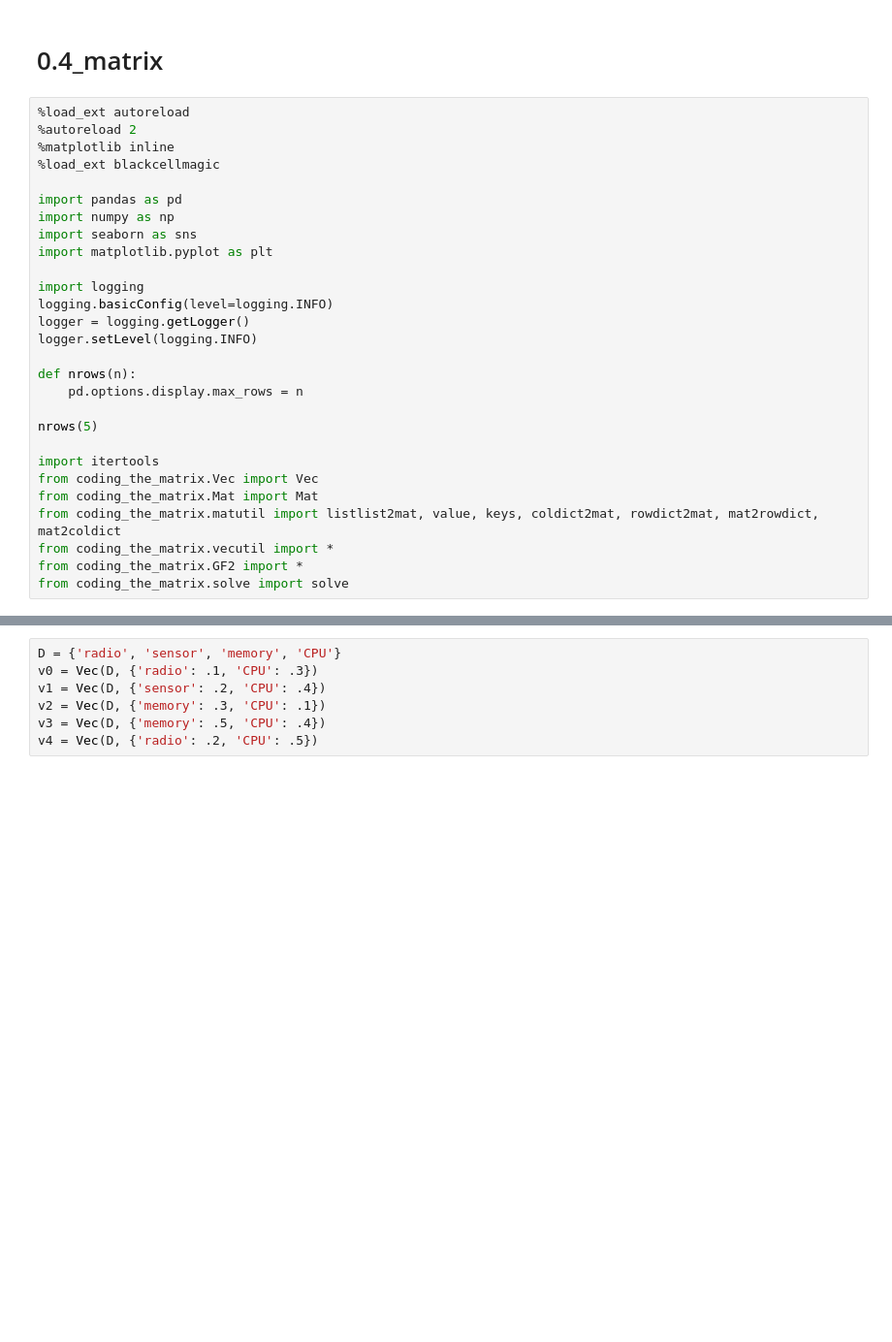
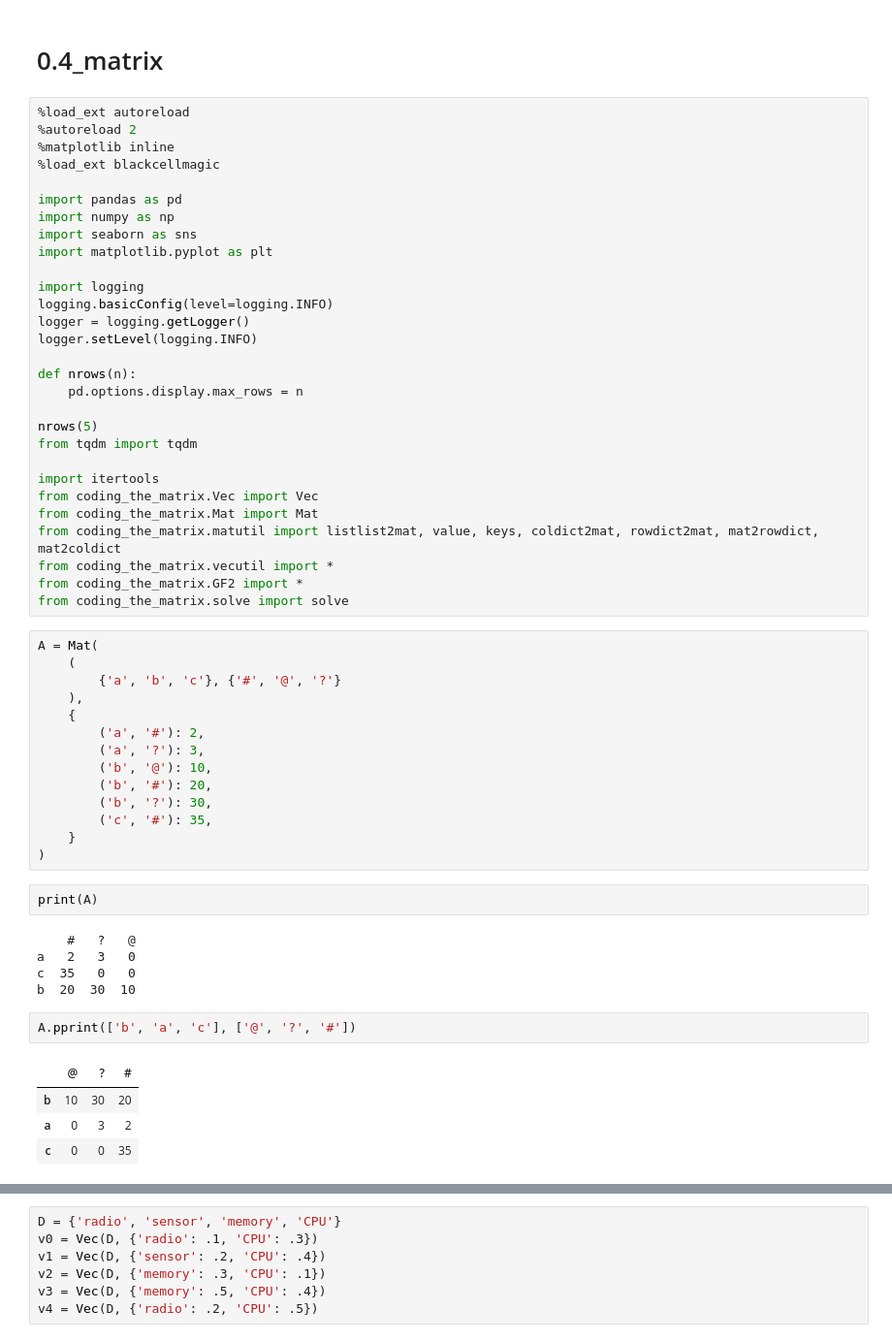
Before and after one commit to banbiossa/coding-the-matrix, a Jupyter notebook: notebooks/0.4_matrix.ipynb, the cells around one changed output, grey strips where cells are left out. Shown: that part at 97% size. Drawn from its saved outputs; the diff is of its cells as text; blank space fills up the shorter version.

```diff
--- a/notebooks/0.4_matrix.ipynb
+++ b/notebooks/0.4_matrix.ipynb
@@ -20,6 +20,7 @@ def nrows(n):
     pd.options.display.max_rows = n
 
 nrows(5)
+from tqdm import tqdm
 
 import itertools
 from coding_the_matrix.Vec import Vec
@@ -28,3 +29,31 @@ from coding_the_matrix.matutil import listlist2mat, value, keys, coldict2mat, ro
 from coding_the_matrix.vecutil import *
 from coding_the_matrix.GF2 import *
 from coding_the_matrix.solve import solve
+# %%
+A = Mat(
+    (
+        {'a', 'b', 'c'}, {'#', '@', '?'}
+    ),
+    {
+        ('a', '#'): 2,
+        ('a', '?'): 3,
+        ('b', '@'): 10,
+        ('b', '#'): 20,
+        ('b', '?'): 30,
+        ('c', '#'): 35,
+    }
+)
+# %%
+print(A)
+# %% [output]
+    #   ?   @
+a   2   3   0
+c  35   0   0
+b  20  30  10
+# %%
+A.pprint(['b', 'a', 'c'], ['@', '?', '#'])
+# %% [output]
+|  | @ | ? | # |
+| b | 10 | 30 | 20 |
+| a | 0 | 3 | 2 |
+| c | 0 | 0 | 35 |
```
Also changed, not shown: parts of 17 cells of this notebook, 2 other files.
